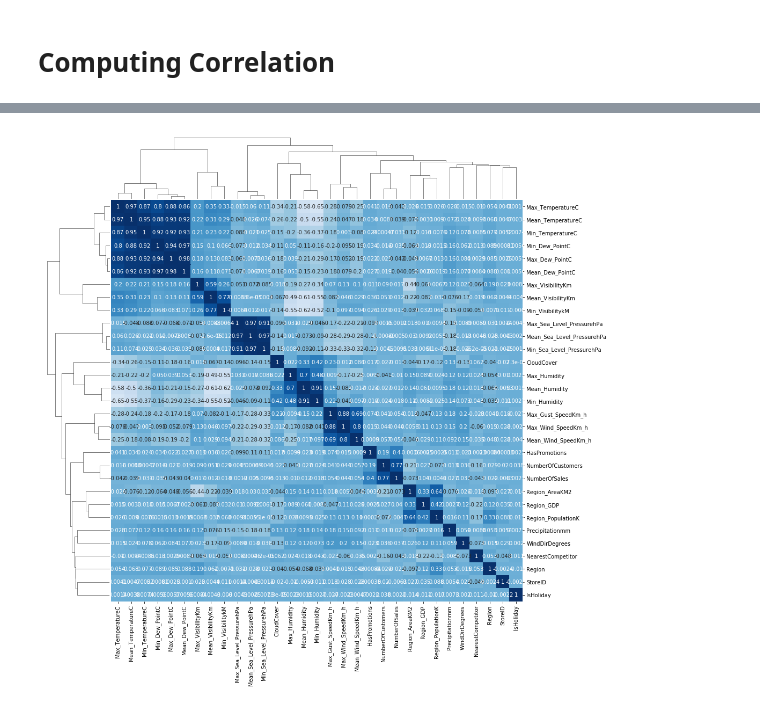
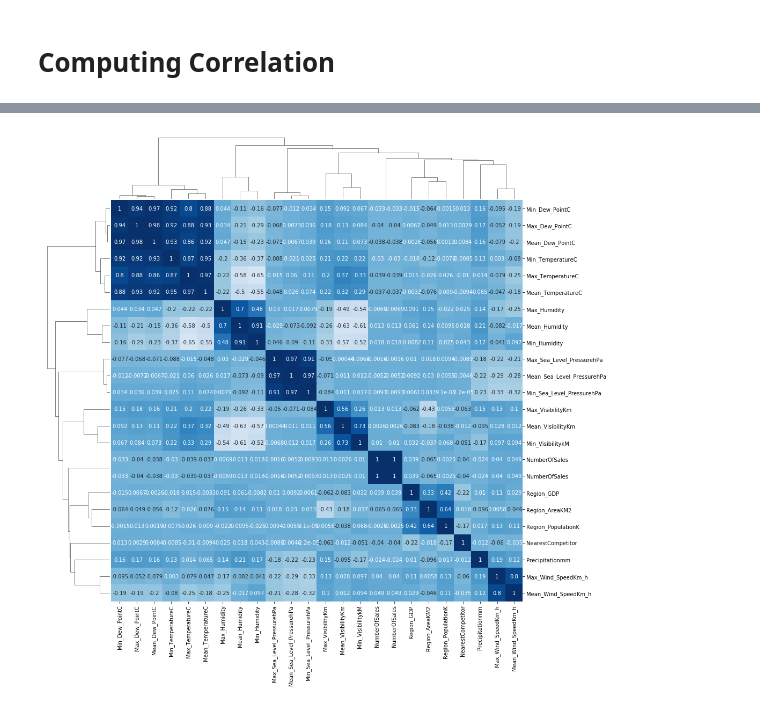
Before and after one commit to PietroMenchetti/DataMiningProject, a Jupyter notebook: Merge.ipynb, the cells around one changed output, grey strips where cells are left out. Saved outputs shown, nothing was run; the diff lists cells and outputs as text; code cells hidden in the pictures.

Commit message:
Outliers and correllation

```diff
--- a/Merge.ipynb
+++ b/Merge.ipynb
@@ -267,0 +346,3 @@ missing_data
+# %%
+continous_variables = train.columns.difference(binary_variables)
+continous_variables = continous_variables.drop('CloudCover')
@@ -267,0 +385,5 @@ missing_data
+# %%
+train = train.copy()   #dovevo farlo altrimenti warning
+for v in continous_variables:
+    if (100*len(outliers(train,.01,.99,v).values)/len(train[v]) < 1):
+        Winsorizing(train,.01,0.99,v)
@@ -267,0 +393,3 @@ missing_data
+# %%
+train['NumberOfSales'] = train_target
+train.to_csv("TrainClean.csv")
@@ -269,0 +437,3 @@ missing_data
+# %%
+continous_variables = continous_variables.append(pd.Index(['NumberOfSales']))  #need to readd the sales because to merge test and train for filling NaN
+continous_variables                                                            #need to drop
@@ -270,7 +450,6 @@ missing_data
 # %%
-
-cov=train.corr(method='pearson')
+cov=train[continous_variables].corr(method='pearson')
 cm = sns.clustermap(cov, annot=True, center=0, cmap="Blues", figsize=(16, 16))
 cm.cax.set_visible(False)
 # %% [output]
-[figure, old version]
+[figure, new version]
```
Also changed, not shown: parts of 27 cells of this notebook, 3 other files.
